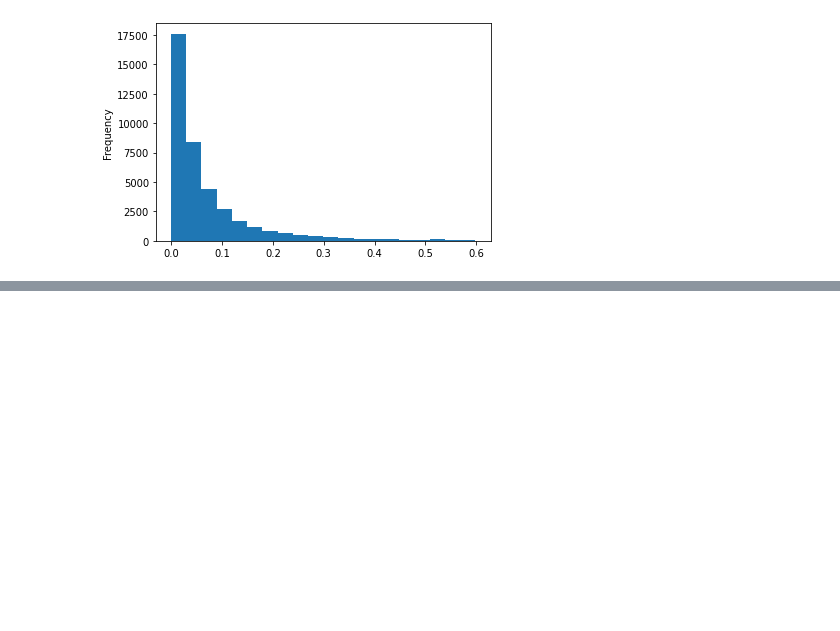
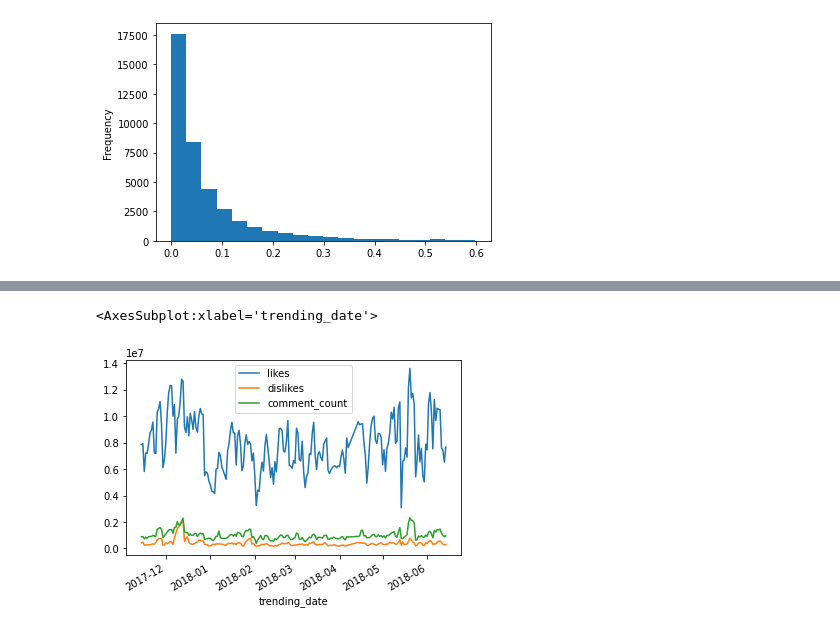
Before and after one commit to artemiroshnichenko/netology, a Jupyter notebook: 15/main.ipynb, the cells around one changed output, grey strips where cells are left out. Drawn from its saved outputs; the diff is of its cells as text; code cells hidden in the pictures; blank space fills up the shorter version.

```diff
--- a/15/main.ipynb
+++ b/15/main.ipynb
@@ -57,0 +63,5 @@ dis[dis < 0.6].plot(kind='hist', bins=20)
+# %%
+raw[['trending_date', 'likes', 'dislikes', 'comment_count']].groupby('trending_date').sum().plot()
+# %% [output]
+<AxesSubplot:xlabel='trending_date'>
+[figure, added]
```
Also changed, not shown: parts of 2 cells of this notebook.
